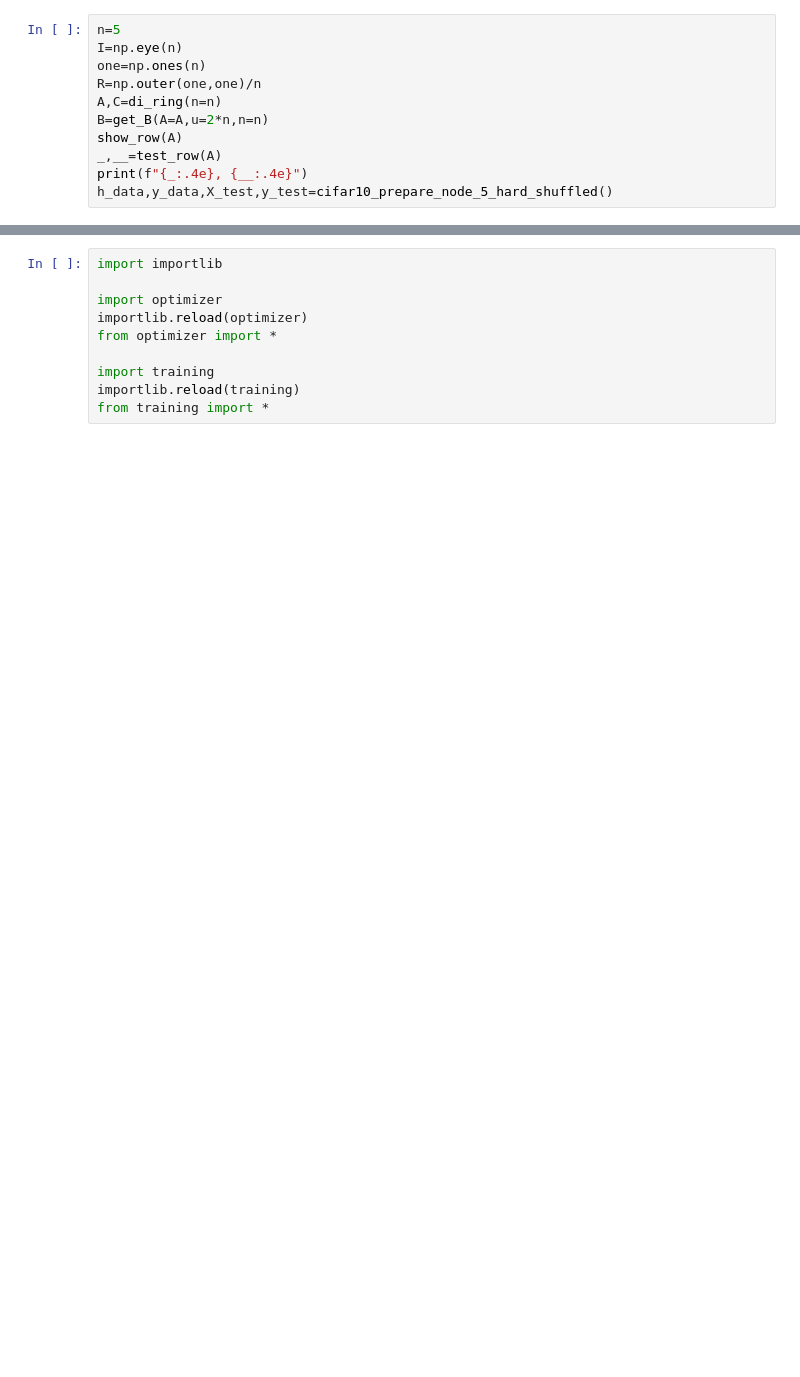
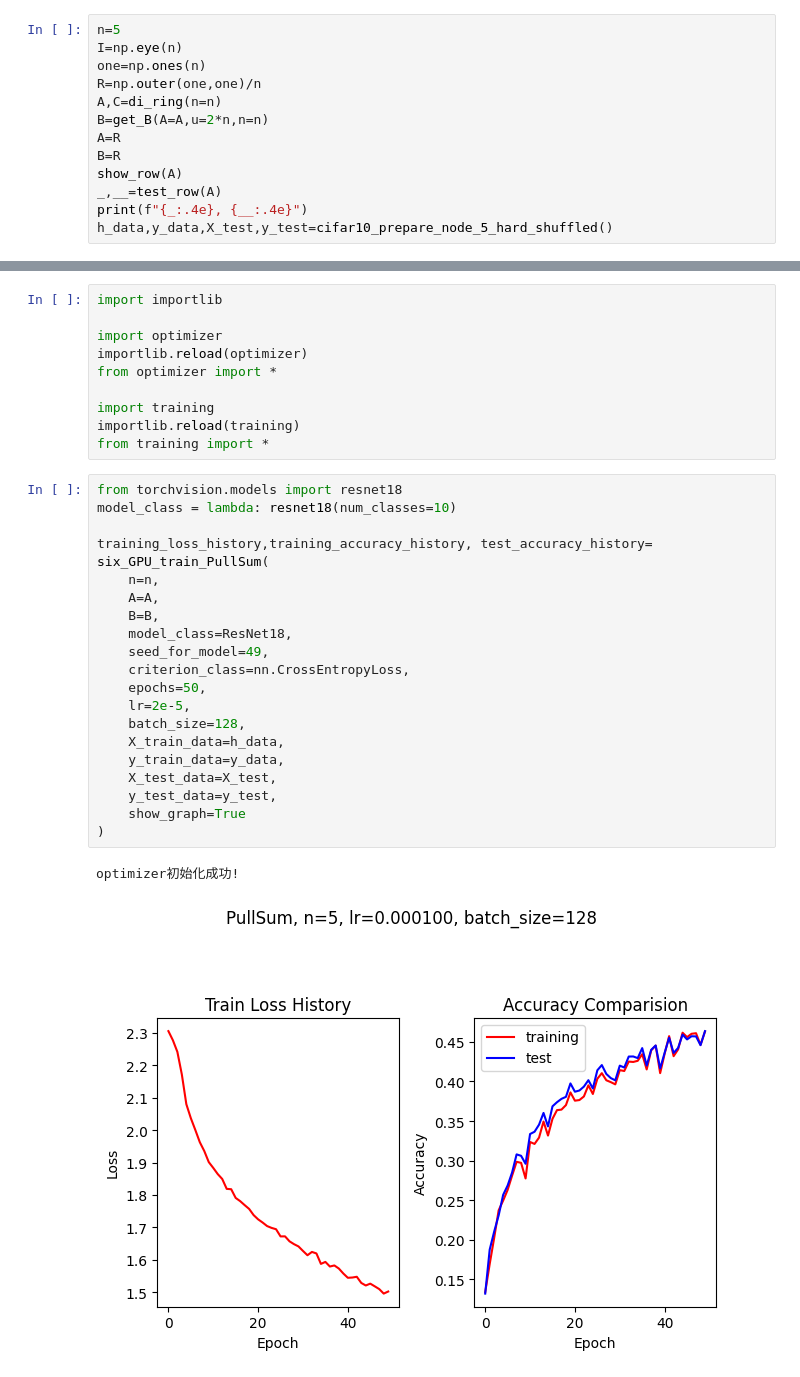
Before and after one commit to Luoxiaogan/PullSum_MNIST, a Jupyter notebook: code/神经网络实验/CIFAR10最终实验/ICLR!.ipynb, the cells around one changed output, grey strips where cells are left out. Cells and saved outputs as stored; diff of their text form; blank space fills up the shorter version.

```diff
--- a/code/神经网络实验/CIFAR10最终实验/ICLR!.ipynb
+++ b/code/神经网络实验/CIFAR10最终实验/ICLR!.ipynb
@@ -20,6 +20,8 @@ one=np.ones(n)
 R=np.outer(one,one)/n
 A,C=di_ring(n=n)
 B=get_B(A=A,u=2*n,n=n)
+A=R
+B=R
 show_row(A)
 _,__=test_row(A)
 print(f"{_:.4e}, {__:.4e}")
@@ -89,4 +44,27 @@ from optimizer import *
 import training
 importlib.reload(training)
 from training import *
+# %%
+from torchvision.models import resnet18
+model_class = lambda: resnet18(num_classes=10)
+
+training_loss_history,training_accuracy_history, test_accuracy_history= six_GPU_train_PullSum(
+    n=n,
+    A=A,
+    B=B,
+    model_class=ResNet18,
+    seed_for_model=49,
+    criterion_class=nn.CrossEntropyLoss,
+    epochs=50,
+    lr=2e-5,
+    batch_size=128,
+    X_train_data=h_data,
+    y_train_data=y_data,
+    X_test_data=X_test,
+    y_test_data=y_test,
+    show_graph=True
+)
+# %% [output]
+optimizer初始化成功!
+[figure, added]
 # %%
```
Also changed, not shown: parts of 3 cells of this notebook, 4 other files.
